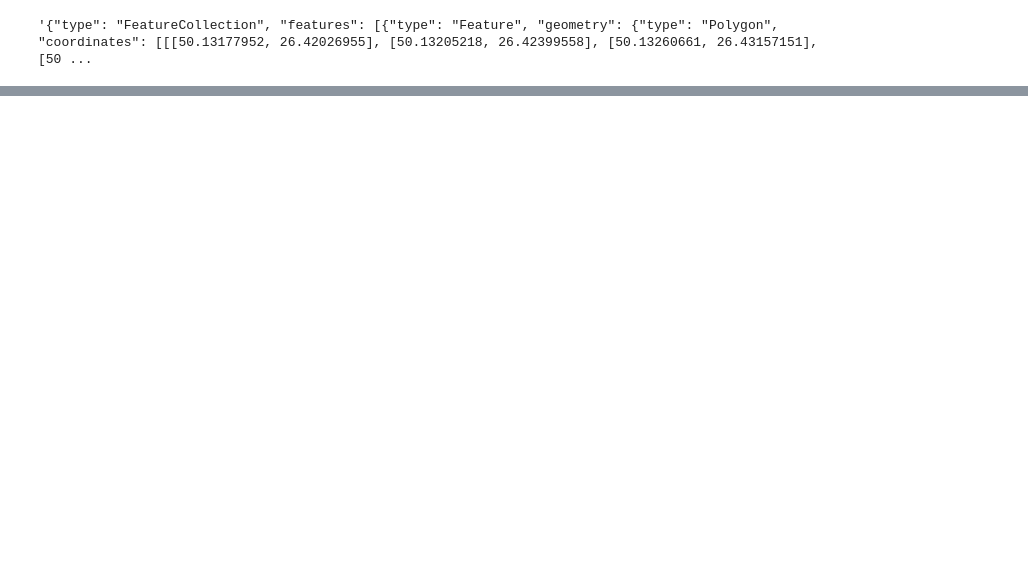
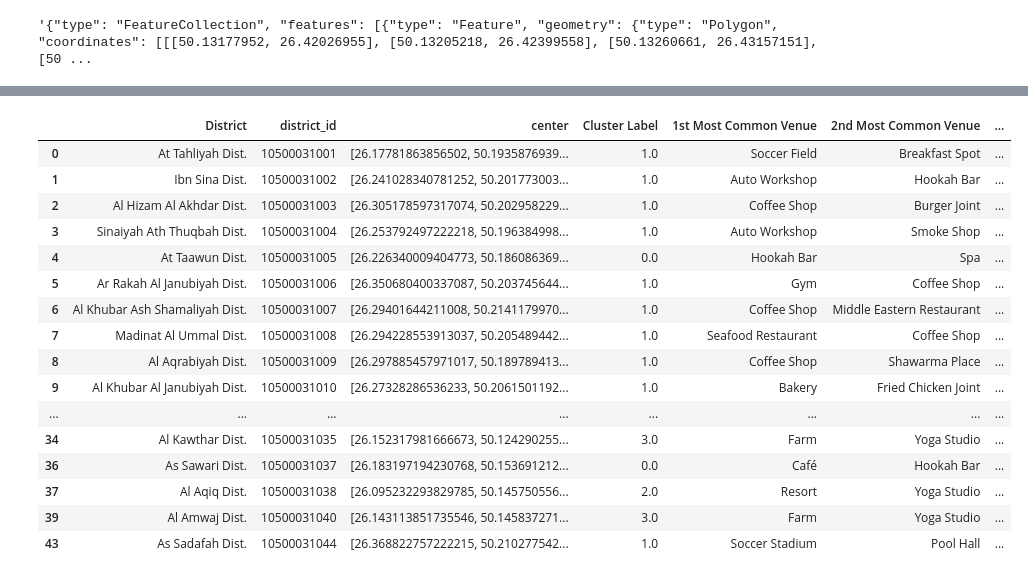
Before and after one commit to musaddiqsajjad/Coursera_Capstone, a Jupyter notebook: The Battle of Neighborhoods - Coursera Capstone Project.ipynb, the cells around one changed output, grey strips where cells are left out. Drawn from its saved outputs; the diff is of its cells as text; code cells hidden in the pictures; blank space fills up the shorter version.

```diff
--- a/The Battle of Neighborhoods - Coursera Capstone Project.ipynb
+++ b/The Battle of Neighborhoods - Coursera Capstone Project.ipynb
@@ -188,0 +451,9 @@ See the caveats in the documentation: https://pandas.pydata.org/pandas-docs/stab
+# %%
+# create a new dataframe
+dammam_venues_sorted = pd.DataFrame(columns=columns)
+dammam_venues_sorted['District'] = dammam_grouped['District']
+
+for ind in np.arange(dammam_grouped.shape[0]):
+    dammam_venues_sorted.iloc[ind, 1:] = return_most_common_venues(dammam_grouped.iloc[ind, :], num_top_venues)
+
+dammam_venues_sorted
@@ -188,0 +474,4 @@ See the caveats in the documentation: https://pandas.pydata.org/pandas-docs/stab
+# %%
+khobar_data = khobar_data.rename(columns={"name_en": "District"})
+dammam_data = dammam_data.rename(columns={"name_en": "District"})
+khobar_data
@@ -188,0 +526,23 @@ See the caveats in the documentation: https://pandas.pydata.org/pandas-docs/stab
+# %%
+# set number of clusters
+kclusters = 5
+
+dammam_grouped_clustering = dammam_grouped.drop('District', 1)
+
+# run k-means clustering
+kmeans = KMeans(n_clusters=kclusters, random_state=0).fit(dammam_grouped_clustering)
+
+# check cluster labels generated for each row in the dataframe
+kmeans.labels_
+
+# add clustering labels
+dammam_venues_sorted.insert(0, 'Cluster Label', kmeans.labels_)
+
+dammam_merged = dammam_data
+
+# merge dammam_grouped with dammam_data to add latitude/longitude for each District
+dammam_merged = dammam_merged.join(dammam_venues_sorted.set_index('District'), on='District')
+
+dammam_merged.dropna(axis=0, inplace = True)
+
+dammam_merged.head() # check the last columns!
@@ -188,0 +556,26 @@ See the caveats in the documentation: https://pandas.pydata.org/pandas-docs/stab
+# %%
+khobar_merged["Latitude"] = [ x[0] for x in khobar_merged["center"].tolist() ]
+khobar_merged["Longitude"] = [ x[1] for x in khobar_merged["center"].tolist() ]
+
+dammam_merged["Latitude"] = [ x[0] for x in dammam_merged["center"].tolist() ]
+dammam_merged["Longitude"] = [ x[1] for x in dammam_merged["center"].tolist() ]
+
+khobar_merged
+# %% [output]
+|  | District | district_id | center | Cluster Label | 1st Most Common Venue | 2nd Most Common Venue | ... |
+| 0 | At Tahliyah Dist. | 10500031001 | [26.17781863856502, 50.1935876939... | 1.0 | Soccer Field | Breakfast Spot | ... |
+| 1 | Ibn Sina Dist. | 10500031002 | [26.241028340781252, 50.201773003... | 1.0 | Auto Workshop | Hookah Bar | ... |
+| 2 | Al Hizam Al Akhdar Dist. | 10500031003 | [26.305178597317074, 50.202958229... | 1.0 | Coffee Shop | Burger Joint | ... |
+| 3 | Sinaiyah Ath Thuqbah Dist. | 10500031004 | [26.253792497222218, 50.196384998... | 1.0 | Auto Workshop | Smoke Shop | ... |
+| 4 | At Taawun Dist. | 10500031005 | [26.226340009404773, 50.186086369... | 0.0 | Hookah Bar | Spa | ... |
+| 5 | Ar Rakah Al Janubiyah Dist. | 10500031006 | [26.350680400337087, 50.203745644... | 1.0 | Gym | Coffee Shop | ... |
+| 6 | Al Khubar Ash Shamaliyah Dist. | 10500031007 | [26.29401644211008, 50.2141179970... | 1.0 | Coffee Shop | Middle Eastern Restaurant | ... |
+| 7 | Madinat Al Ummal Dist. | 10500031008 | [26.294228553913037, 50.205489442... | 1.0 | Seafood Restaurant | Coffee Shop | ... |
+| 8 | Al Aqrabiyah Dist. | 10500031009 | [26.297885457971017, 50.189789413... | 1.0 | Coffee Shop | Shawarma Place | ... |
+| 9 | Al Khubar Al Janubiyah Dist. | 10500031010 | [26.27328286536233, 50.2061501192... | 1.0 | Bakery | Fried Chicken Joint | ... |
+| ... | ... | ... | ... | ... | ... | ... | ... |
+| 34 | Al Kawthar Dist. | 10500031035 | [26.152317981666673, 50.124290255... | 3.0 | Farm | Yoga Studio | ... |
+| 36 | As Sawari Dist. | 10500031037 | [26.183197194230768, 50.153691212... | 0.0 | Café | Hookah Bar | ... |
+| 37 | Al Aqiq Dist. | 10500031038 | [26.095232293829785, 50.145750556... | 2.0 | Resort | Yoga Studio | ... |
+| 39 | Al Amwaj Dist. | 10500031040 | [26.143113851735546, 50.145837271... | 3.0 | Farm | Yoga Studio | ... |
+| 43 | As Sadafah Dist. | 10500031044 | [26.368822757222215, 50.210277542... | 1.0 | Soccer Stadium | Pool Hall | ... |
```
Also changed, not shown: parts of 29 cells of this notebook, 1 other file.
